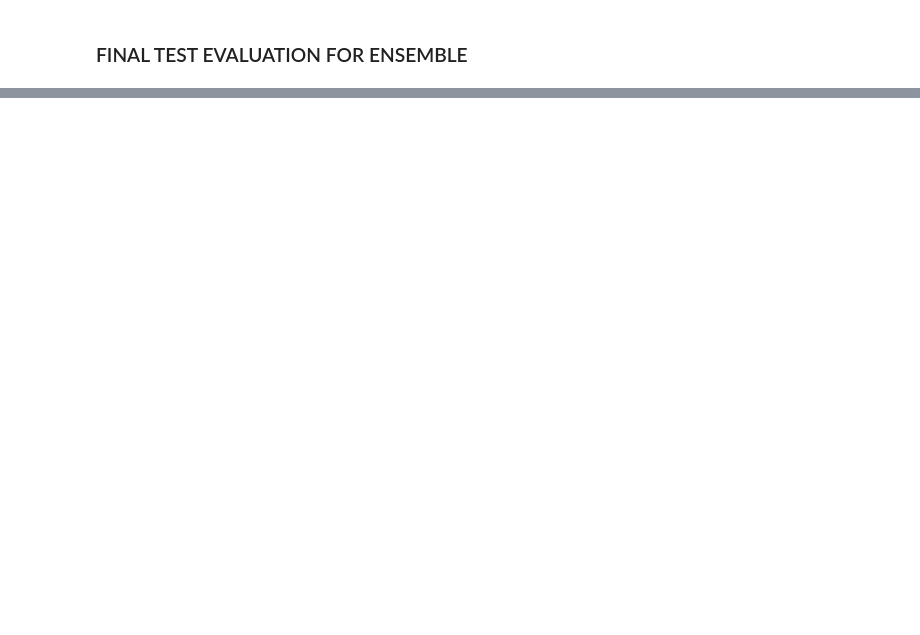
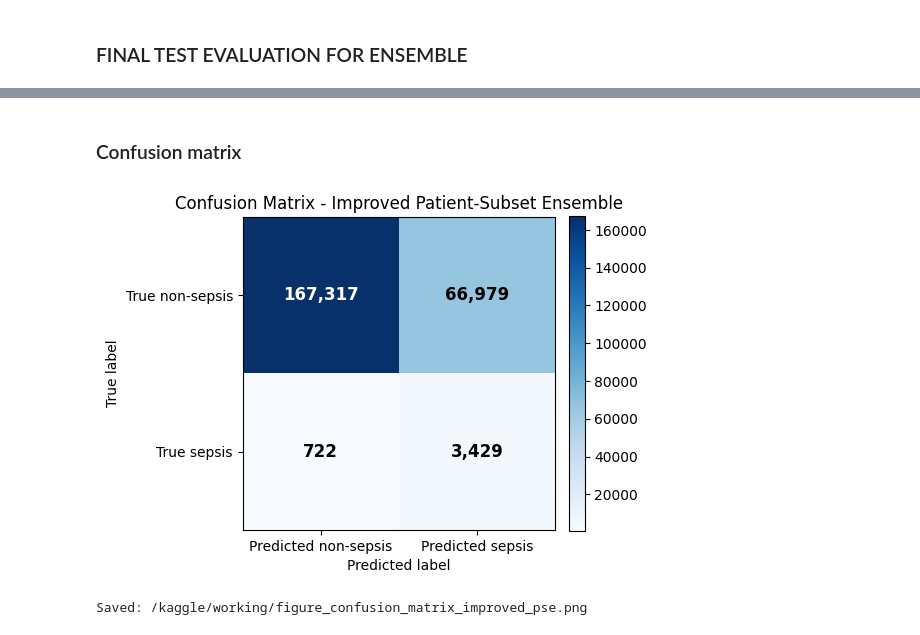
Before and after one commit to thuhieucn/Early-Sepsis-Prediction-in-Intensive-Care-Units, a Jupyter notebook: lstm-model-ensemble.ipynb, the cells around one changed output, grey strips where cells are left out. Saved outputs shown, nothing was run; the diff lists cells and outputs as text; code cells hidden in the pictures; blank space fills up the shorter version.

Commit message:
Kaggle Notebook | lstm-model-ensemble | Version 25

```diff
--- a/lstm-model-ensemble.ipynb
+++ b/lstm-model-ensemble.ipynb
@@ -617,0 +964,14 @@ Chosen best_threshold = 0.28
+# %%
+best_threshold_info = find_best_threshold(
+    y_true=y_val,
+    y_prob=ensemble_val_prob,
+    min_sensitivity=0.80,
+    threshold_range=(0.05, 0.95),
+    step=0.01
+)
+
+best_threshold = best_threshold_info["threshold"]
+
+print("Best threshold for ensemble:")
+print(best_threshold_info)
+print(f"\nChosen best_threshold = {best_threshold:.2f}")
@@ -687,0 +1048,45 @@ weighted avg     0.9317    0.7816    0.8323     45552
+# %% [markdown]
+### Confusion matrix
+# %%
+cm = confusion_matrix(y_test, test_pred, labels=[0, 1])
+
+fig, ax = plt.subplots(figsize=(5.5, 4.8))
+
+im = ax.imshow(cm, cmap="Blues")
+
+ax.set_xticks([0, 1])
+ax.set_yticks([0, 1])
+ax.set_xticklabels(["Predicted non-sepsis", "Predicted sepsis"])
+ax.set_yticklabels(["True non-sepsis", "True sepsis"])
+
+color_threshold = cm.max() / 2
+
+for i in range(cm.shape[0]):
+    for j in range(cm.shape[1]):
+        ax.text(
+            j,
+            i,
+            f"{cm[i, j]:,}",
+            ha="center",
+            va="center",
+            color="white" if cm[i, j] > color_threshold else "black",
+            fontsize=12,
+            fontweight="bold"
+        )
+
+ax.set_xlabel("Predicted label")
+ax.set_ylabel("True label")
+ax.set_title("Confusion Matrix - Improved Patient-Subset Ensemble")
+
+plt.colorbar(im, ax=ax, fraction=0.046, pad=0.04)
+
+plt.tight_layout()
+
+fig_path = "/kaggle/working/figure_confusion_matrix_improved_pse.png"
+plt.savefig(fig_path, dpi=300, bbox_inches="tight")
+plt.show()
+
+print("Saved:", fig_path)
+# %% [output]
+[figure, added]
+Saved: /kaggle/working/figure_confusion_matrix_improved_pse.png
```
Also changed, not shown: parts of 59 cells of this notebook.
